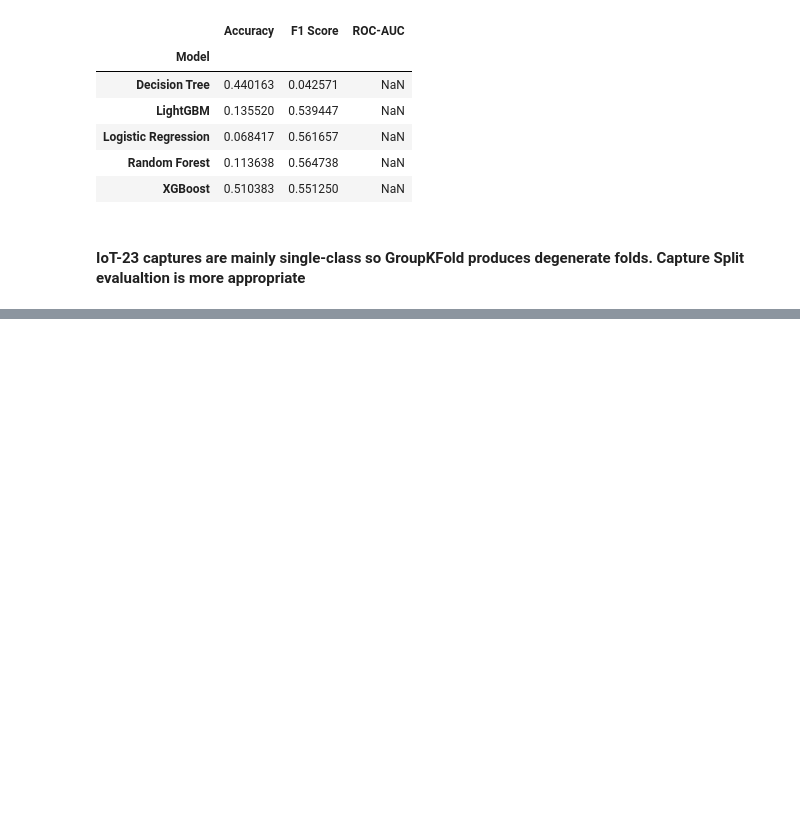
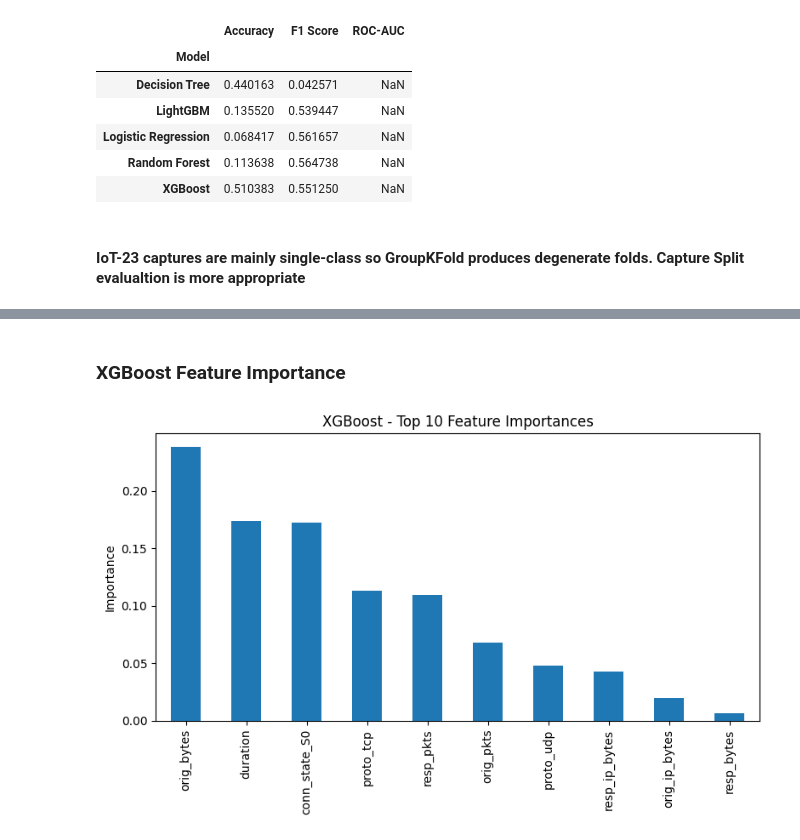
Before and after one commit to Amin256/iot-edge-ids, a Jupyter notebook: notebooks/baseline_model.ipynb, the cells around one changed output, grey strips where cells are left out. Saved outputs shown, nothing was run; the diff lists cells and outputs as text; code cells hidden in the pictures; blank space fills up the shorter version.

```diff
--- a/notebooks/baseline_model.ipynb
+++ b/notebooks/baseline_model.ipynb
@@ -785,0 +807,13 @@ cv_df.groupby("Model")[["Accuracy","F1 Score","ROC-AUC"]].std()
+# %% [markdown]
+### XGBoost Feature Importance
+# %%
+xgb_importances = pd.Series(xgb.feature_importances_, index = X.columns).sort_values(ascending = False)
+
+plt.figure(figsize = (8,5))
+xgb_importances.head(10).plot(kind = "bar")
+plt.title("XGBoost - Top 10 Feature Importances")
+plt.ylabel("Importance")
+plt.tight_layout()
+plt.show()
+# %% [output]
+[figure, added]
```
Also changed, not shown: parts of 5 cells of this notebook.
